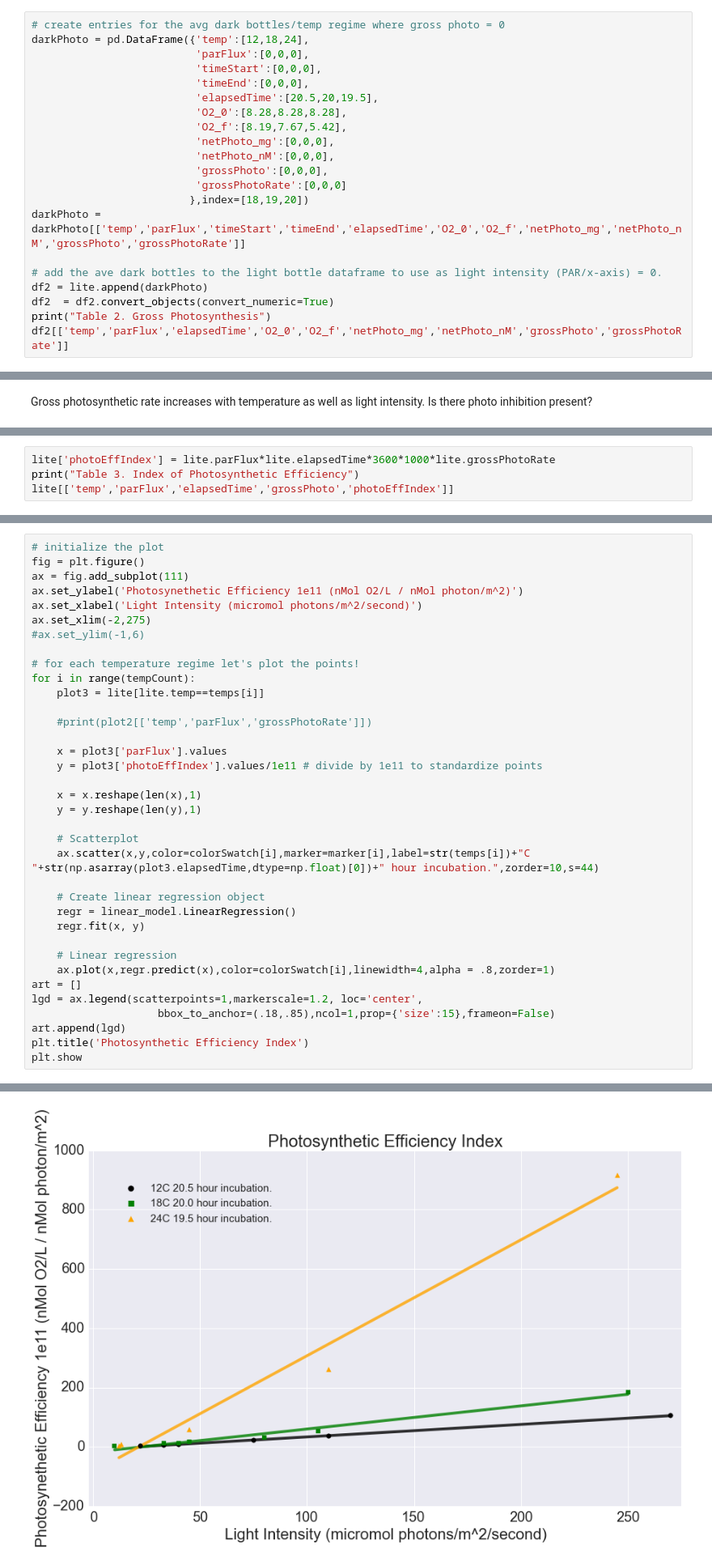
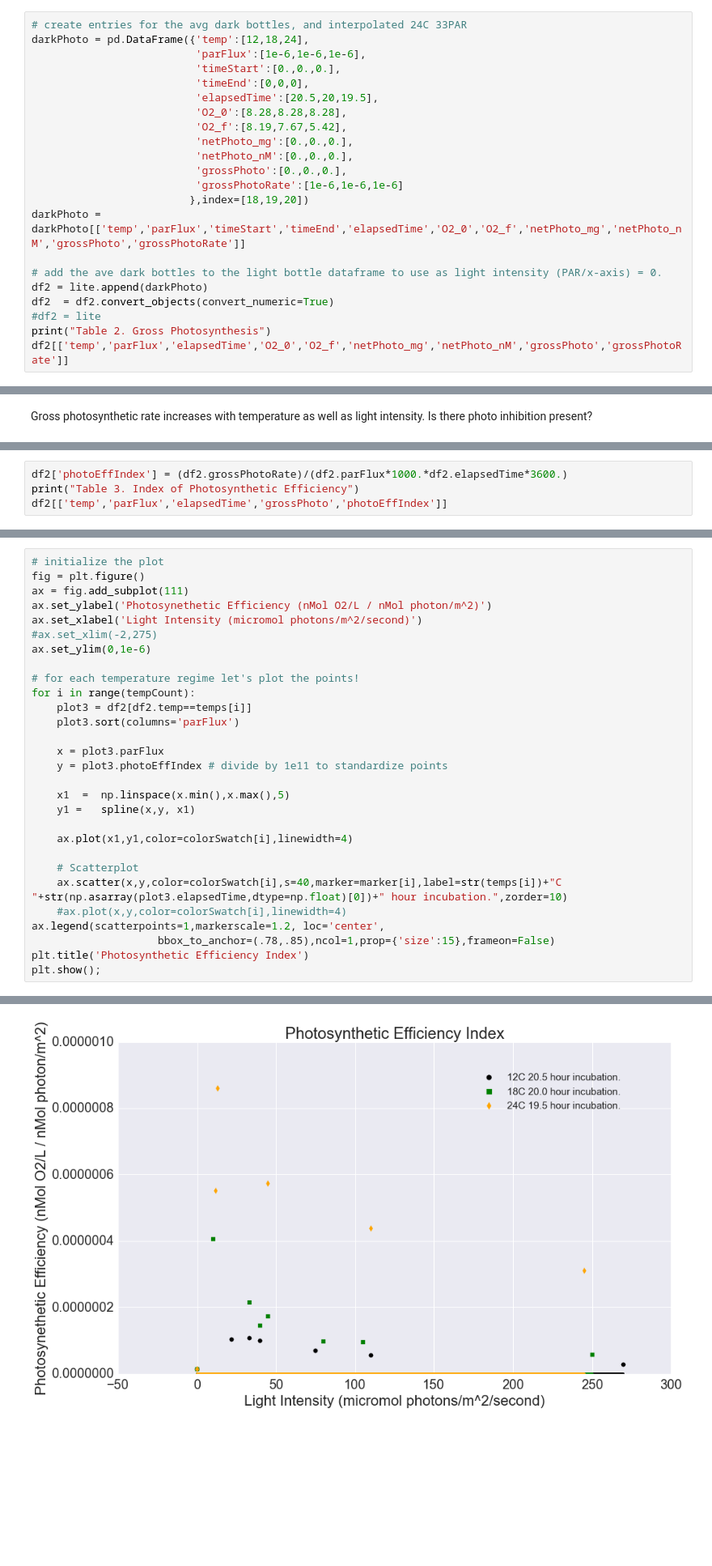
Before and after one commit to yinleon/biological-oceanography, a Jupyter notebook: light_dark_exp.ipynb, the cells around one changed output, grey strips where cells are left out. Shown: that part at 81% size. Cells and saved outputs as stored; diff of their text form; blank space fills up the shorter version.

```diff
--- a/light_dark_exp.ipynb
+++ b/light_dark_exp.ipynb
@@ -106,24 +107,25 @@ Table 1b. Light Reaction Bottles
 ## Step 2.
 Plot gross photosynthetic rate from tables 2a-c as a function of light intensity. You can probably plot results from all three temperatures in a single graph. Don’t forget to include the dark bottle results in you plots (photosynth rate in the dark bottles would be zero, but that is still an important data point).
 # %%
-# create entries for the avg dark bottles/temp regime where gross photo = 0
+# create entries for the avg dark bottles, and interpolated 24C 33PAR
 darkPhoto = pd.DataFrame({'temp':[12,18,24],
-                          'parFlux':[0,0,0],
-                          'timeStart':[0,0,0],
+                          'parFlux':[1e-6,1e-6,1e-6],
+                          'timeStart':[0.,0.,0.],
                           'timeEnd':[0,0,0],
                           'elapsedTime':[20.5,20,19.5],
                           'O2_0':[8.28,8.28,8.28],
                           'O2_f':[8.19,7.67,5.42],
-                          'netPhoto_mg':[0,0,0],
-                          'netPhoto_nM':[0,0,0],
-                          'grossPhoto':[0,0,0],
-                          'grossPhotoRate':[0,0,0]
+                          'netPhoto_mg':[0.,0.,0.],
+                          'netPhoto_nM':[0.,0.,0.],
+                          'grossPhoto':[0.,0.,0.],
+                          'grossPhotoRate':[1e-6,1e-6,1e-6]
                          },index=[18,19,20])
 darkPhoto = darkPhoto[['temp','parFlux','timeStart','timeEnd','elapsedTime','O2_0','O2_f','netPhoto_mg','netPhoto_nM','grossPhoto','grossPhotoRate']]
 
 # add the ave dark bottles to the light bottle dataframe to use as light intensity (PAR/x-axis) = 0.
 df2 = lite.append(darkPhoto)
 df2  = df2.convert_objects(convert_numeric=True)
+#df2 = lite
 print("Table 2. Gross Photosynthesis")
 df2[['temp','parFlux','elapsedTime','O2_0','O2_f','netPhoto_mg','netPhoto_nM','grossPhoto','grossPhotoRate']]
 # %% [output]
@@ -228,9 +179,9 @@ plt.show
 ## Step 3 ##
 We can derive an index of phytosynthetic efficiency (in this case we mean photosynthetic efficiency in terms of oxygen produced per photon available) by dividing gross photosynthesis by the total photon flux to which the bottles were exposed during the incubation (hint: multiply PAR flux by the incubation duration). Fill in table 3 a-c to calculate this index of photosynthetic efficiency, then plot photosynthetic efficiency as a function of PAR flux for each temperature.
 # %%
-lite['photoEffIndex'] = lite.parFlux*lite.elapsedTime*3600*1000*lite.grossPhotoRate
+df2['photoEffIndex'] = (df2.grossPhotoRate)/(df2.parFlux*1000.*df2.elapsedTime*3600.)
 print("Table 3. Index of Photosynthetic Efficiency")
-lite[['temp','parFlux','elapsedTime','grossPhoto','photoEffIndex']]
+df2[['temp','parFlux','elapsedTime','grossPhoto','photoEffIndex']]
 # %% [output]
 Table 3. Index of Photosynthetic Efficiency
 |  | temp | parFlux | elapsedTime | grossPhoto | photoEffIndex |
@@ -254,36 +205,29 @@ Table 3. Index of Photosynthetic Efficiency
 # initialize the plot
 fig = plt.figure()
 ax = fig.add_subplot(111)
-ax.set_ylabel('Photosynethetic Efficiency 1e11 (nMol O2/L / nMol photon/m^2)')
+ax.set_ylabel('Photosynethetic Efficiency (nMol O2/L / nMol photon/m^2)')
 ax.set_xlabel('Light Intensity (micromol photons/m^2/second)')
-ax.set_xlim(-2,275)
-#ax.set_ylim(-1,6)
+#ax.set_xlim(-2,275)
+ax.set_ylim(0,1e-6)
 
 # for each temperature regime let's plot the points!
 for i in range(tempCount):
-    plot3 = lite[lite.temp==temps[i]]
+    plot3 = df2[df2.temp==temps[i]]
+    plot3.sort(columns='parFlux')
 
-    #print(plot2[['temp','parFlux','grossPhotoRate']])
+    x = plot3.parFlux
+    y = plot3.photoEffIndex # divide by 1e11 to standardize points
 
-    x = plot3['parFlux'].values
-    y = plot3['photoEffIndex'].values/1e11 # divide by 1e11 to standardize points
+    x1  =  np.linspace(x.min(),x.max(),5)
+    y1 =   spline(x,y, x1)
 
-    x = x.reshape(len(x),1)
-    y = y.reshape(len(y),1)
+    ax.plot(x1,y1,color=colorSwatch[i],linewidth=4)
 
     # Scatterplot
-    ax.scatter(x,y,color=colorSwatch[i],marker=marker[i],label=str(temps[i])+"C "+str(np.asarray(plot3.elapsedTime,dtype=np.float)[0])+" hour incubation.",zorder=10,s=44)
-
-    # Create linear regression object
-    regr = linear_model.LinearRegression()
-    regr.fit(x, y)
-
-    # Linear regression
-    ax.plot(x,regr.predict(x),color=colorSwatch[i],linewidth=4,alpha = .8,zorder=1)
-art = []
-lgd = ax.legend(scatterpoints=1,markerscale=1.2, loc='center',
-                    bbox_to_anchor=(.18,.85),ncol=1,prop={'size':15},frameon=False)
-art.append(lgd)
+    ax.scatter(x,y,color=colorSwatch[i],s=40,marker=marker[i],label=str(temps[i])+"C "+str(np.asarray(plot3.elapsedTime,dtype=np.float)[0])+" hour incubation.",zorder=10)
+    #ax.plot(x,y,color=colorSwatch[i],linewidth=4)
+ax.legend(scatterpoints=1,markerscale=1.2, loc='center',
+                    bbox_to_anchor=(.78,.85),ncol=1,prop={'size':15},frameon=False)
 plt.title('Photosynthetic Efficiency Index')
-plt.show
+plt.show();
 # %% [output]
@@ -291,4 +234,4 @@ plt.show
-[figure, old version]
+[figure, new version]
 # %% [markdown]
 Comparing across all light levels, gross photosynthetic efficiency generally increases with temperature.
 <br>Within any single temperature, gross photosynthetic efficiency generally increases as PAR flux increases.
```
Also changed, not shown: parts of 14 cells of this notebook.
